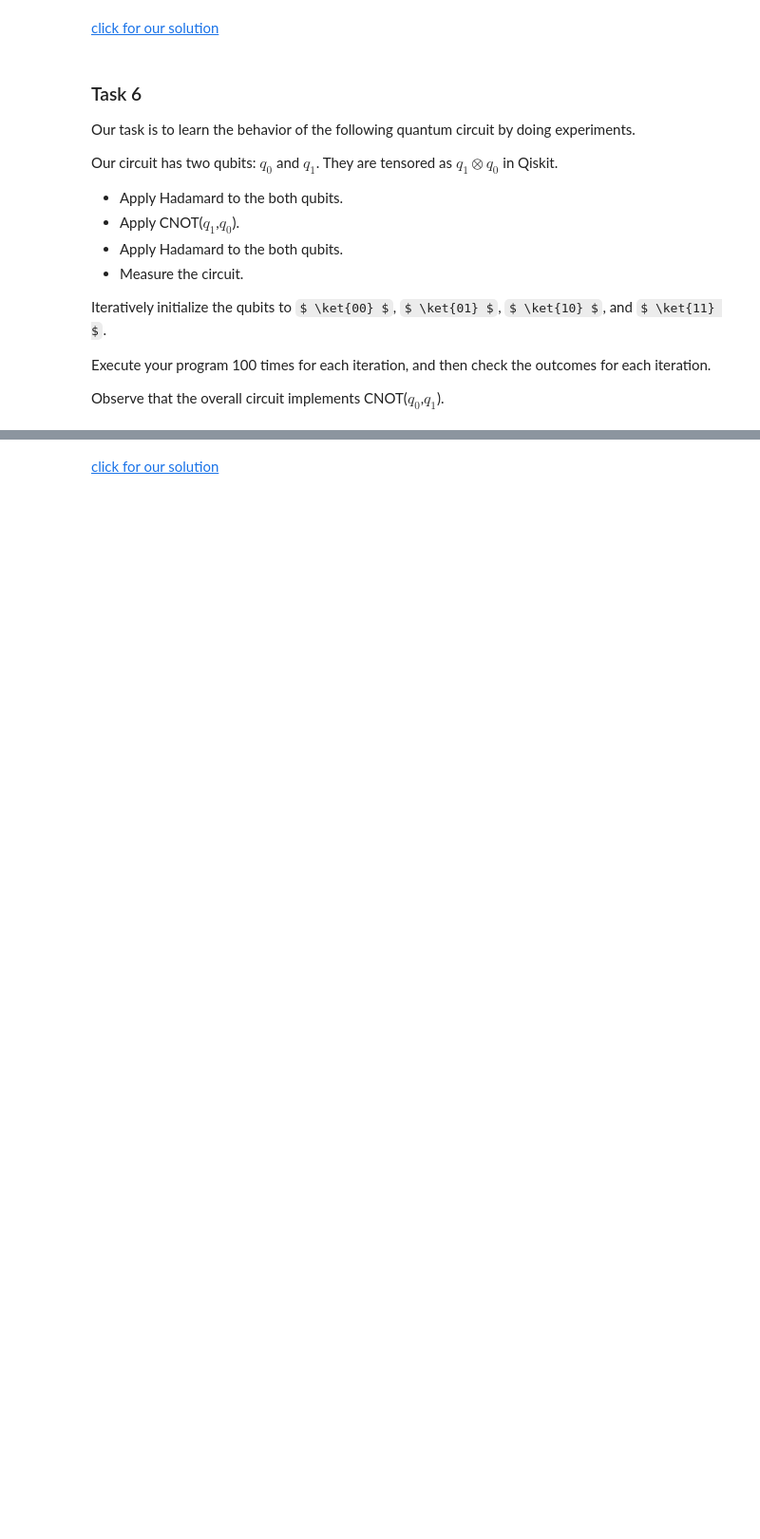
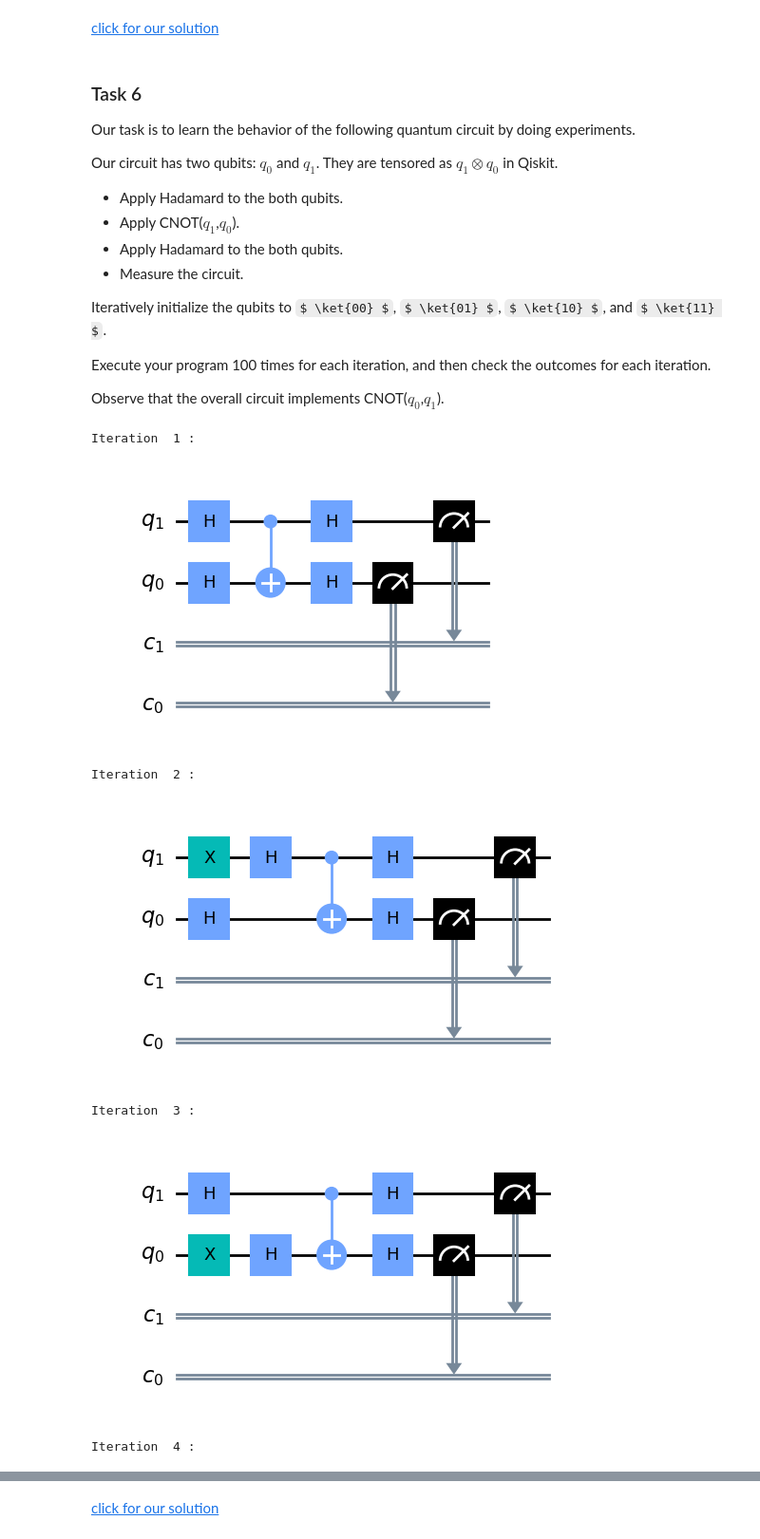
Before and after one commit to rana-elfakharany/NYUAD-QC-Course, a Jupyter notebook: bronze-qiskit/quantum-with-qiskit/Q60_Two_Qubits.ipynb, the cells around one changed output, grey strips where cells are left out. Shown at 95% size. Drawn from its saved outputs; the diff is of its cells as text; code cells hidden in the pictures; some formulas as TeX source; blank space fills up the shorter version.

```diff
--- a/bronze-qiskit/quantum-with-qiskit/Q60_Two_Qubits.ipynb
+++ b/bronze-qiskit/quantum-with-qiskit/Q60_Two_Qubits.ipynb
@@ -391,0 +434,36 @@ from qiskit import QuantumRegister, ClassicalRegister, QuantumCircuit, execute,
+# %%
+# import all necessary objects and methods for quantum circuits
+from qiskit import QuantumRegister, ClassicalRegister, QuantumCircuit, execute, Aer
+
+#
+# your code is here
+#
+for i in range(4):
+    print('Iteration ',i+1,':')
+    q = QuantumRegister(2,"q")
+    c = ClassicalRegister(2,"c")
+    qc = QuantumCircuit(q,c)
+
+    if i == 1:
+        qc.x(q[1])
+
+    elif i == 2:
+        qc.x(q[0])
+
+    elif i == 3:
+        qc.x(q)
+
+    qc.h(q)
+    qc.cx(1,0)
+    qc.h(q)
+    qc.measure(q,c)
+
+    display(qc.draw(output='mpl',reverse_bits=True))
+# %% [output]
+Iteration  1 :
+[figure, added]
+Iteration  2 :
+[figure, added]
+Iteration  3 :
+[figure, added]
+Iteration  4 :
```
Also changed, not shown: parts of 8 cells of this notebook.
